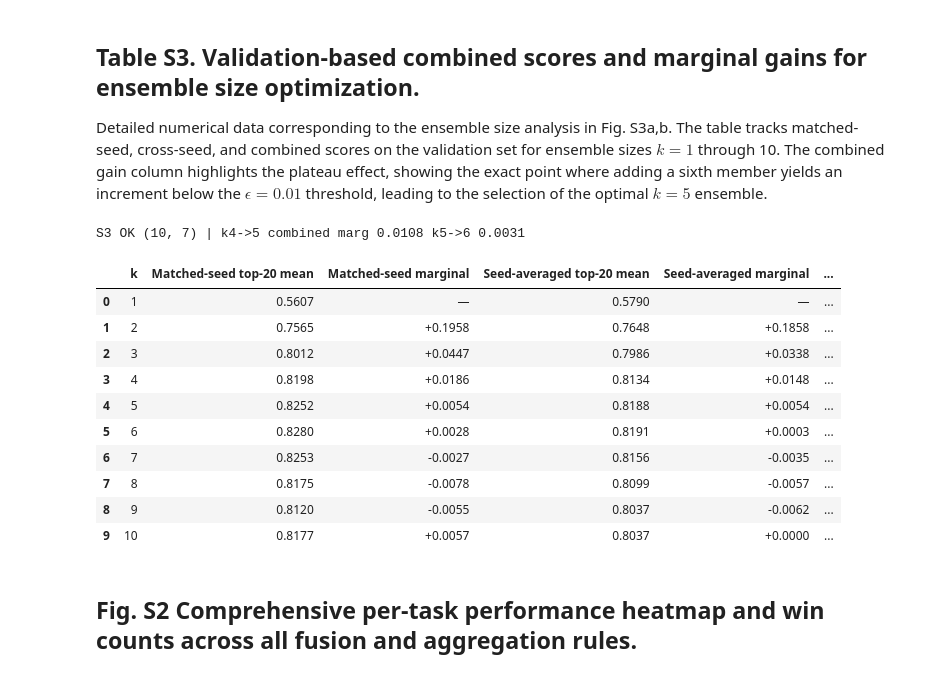
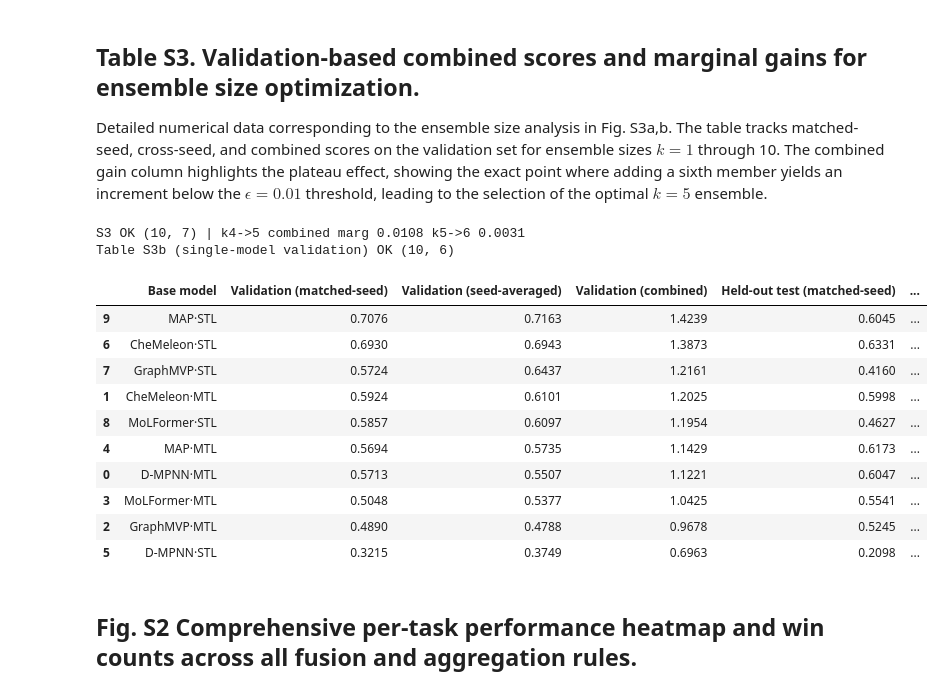
Before and after one commit to namutechteam/Tetra-Fuse, a Jupyter notebook: notebooks/32_fusion_comparison.ipynb, the cells around one changed output. Drawn from its saved outputs; the diff is of its cells as text; code cells hidden in the pictures.

```diff
--- a/notebooks/32_fusion_comparison.ipynb
+++ b/notebooks/32_fusion_comparison.ipynb
@@ -828,43 +828,62 @@ Detailed numerical data corresponding to the ensemble size analysis in Fig. S3a,
 # %%
 # --- Table S3: ensemble-size sweep (top-20 mean validation norm_score, both tracks + combined) ---
 # ksweep rows: [k, within_top20mean, within_marg, cross_top20mean, cross_marg]
 # Combined = matched-seed + seed-averaged (sum); the combined marginal is the basis on which
 # Figure 4b defines the k=5 elbow (k4->5 above eps=0.01, k5->6 below).
 ks=_GT["ksweep"]
 def fmt(x): return "\u2014" if x is None else f"{x:+.4f}"
 rows=[]
 for k, wtop, wmarg, ctop, cmarg in ks:
     comb_top = wtop + ctop
     comb_marg = None if (wmarg is None or cmarg is None) else (wmarg + cmarg)
     rows.append([k, f"{wtop:.4f}", fmt(wmarg), f"{ctop:.4f}", fmt(cmarg),
                  f"{comb_top:.4f}", fmt(comb_marg)])
 S3=pd.DataFrame(rows, columns=["k","Matched-seed top-20 mean","Matched-seed marginal",
                                "Seed-averaged top-20 mean","Seed-averaged marginal",
                                "Combined top-20 mean","Combined marginal"])
 register("tableS3_ksweep", S3)
 assert S3.iloc[0]["Matched-seed top-20 mean"]=="0.5607", S3.iloc[0].to_dict()
 # combined-marginal elbow check: k4->5 above eps=0.01, k5->6 below (manuscript Figure 4 basis)
 comb_k5 = (ks[4][2]+ks[4][4])   # within_marg + cross_marg at k=5
 comb_k6 = (ks[5][2]+ks[5][4])
 assert comb_k5 > 0.01 and comb_k6 < 0.01, (comb_k5, comb_k6)
 # Combined columns consistency: combined top-20 = matched + seed-averaged
 assert abs(float(S3.iloc[4]["Combined top-20 mean"]) - (ks[4][1]+ks[4][3])) < 1e-9
 assert S3.iloc[4]["Combined marginal"]==fmt(comb_k5) and S3.iloc[5]["Combined marginal"]==fmt(comb_k6)
 assert len(S3)==10 and S3.shape[1]==7
 print("S3 OK", S3.shape, "| k4->5 combined marg", round(comb_k5,4), "k5->6", round(comb_k6,4)); S3
+
+
+# --- single-model validation scores (k = 1), appended as a second block of Table S3 ---
+import pandas as _pd
+_A = _pd.read_csv(f"{DATA}/all1023.csv")
+_k1 = _A[_A.k == 1][["combo_key", "val_within", "val_cross", "val_comb", "test_within", "test_cross"]].copy()
+_PRETTY_K1 = {"stl_chemeleon": "CheMeleon·STL", "mtl_chemeleon": "CheMeleon·MTL", "stl_map": "MAP·STL",
+              "mtl_map": "MAP·MTL", "stl_dmpnn": "D-MPNN·STL", "mtl_dmpnn": "D-MPNN·MTL",
+              "stl_graphmvp": "GraphMVP·STL", "mtl_graphmvp": "GraphMVP·MTL",
+              "stl_molformer": "MoLFormer·STL", "mtl_molformer": "MoLFormer·MTL"}
+_k1["combo_key"] = _k1.combo_key.map(_PRETTY_K1)
+_k1 = _k1.sort_values("val_comb", ascending=False).round(4)
+_k1.columns = ["Base model", "Validation (matched-seed)", "Validation (seed-averaged)", "Validation (combined)",
+               "Held-out test (matched-seed)", "Held-out test (seed-averaged)"]
+assert len(_k1) == 10 and _k1.iloc[0, 0] == "MAP·STL"
+register("tableS3b_single_model_validation", _k1)
+print("Table S3b (single-model validation) OK", _k1.shape)
+_k1
 # %% [output]
 S3 OK (10, 7) | k4->5 combined marg 0.0108 k5->6 0.0031
+Table S3b (single-model validation) OK (10, 6)
-|  | k | Matched-seed top-20 mean | Matched-seed marginal | Seed-averaged top-20 mean | Seed-averaged marginal | ... |
-| 0 | 1 | 0.5607 | — | 0.5790 | — | ... |
-| 1 | 2 | 0.7565 | +0.1958 | 0.7648 | +0.1858 | ... |
-| 2 | 3 | 0.8012 | +0.0447 | 0.7986 | +0.0338 | ... |
-| 3 | 4 | 0.8198 | +0.0186 | 0.8134 | +0.0148 | ... |
-| 4 | 5 | 0.8252 | +0.0054 | 0.8188 | +0.0054 | ... |
-| 5 | 6 | 0.8280 | +0.0028 | 0.8191 | +0.0003 | ... |
-| 6 | 7 | 0.8253 | -0.0027 | 0.8156 | -0.0035 | ... |
-| 7 | 8 | 0.8175 | -0.0078 | 0.8099 | -0.0057 | ... |
-| 8 | 9 | 0.8120 | -0.0055 | 0.8037 | -0.0062 | ... |
-| 9 | 10 | 0.8177 | +0.0057 | 0.8037 | +0.0000 | ... |
+|  | Base model | Validation (matched-seed) | Validation (seed-averaged) | Validation (combined) | Held-out test (matched-seed) | ... |
+| 9 | MAP·STL | 0.7076 | 0.7163 | 1.4239 | 0.6045 | ... |
+| 6 | CheMeleon·STL | 0.6930 | 0.6943 | 1.3873 | 0.6331 | ... |
+| 7 | GraphMVP·STL | 0.5724 | 0.6437 | 1.2161 | 0.4160 | ... |
+| 1 | CheMeleon·MTL | 0.5924 | 0.6101 | 1.2025 | 0.5998 | ... |
+| 8 | MoLFormer·STL | 0.5857 | 0.6097 | 1.1954 | 0.4627 | ... |
+| 4 | MAP·MTL | 0.5694 | 0.5735 | 1.1429 | 0.6173 | ... |
+| 0 | D-MPNN·MTL | 0.5713 | 0.5507 | 1.1221 | 0.6047 | ... |
+| 3 | MoLFormer·MTL | 0.5048 | 0.5377 | 1.0425 | 0.5541 | ... |
+| 2 | GraphMVP·MTL | 0.4890 | 0.4788 | 0.9678 | 0.5245 | ... |
+| 5 | D-MPNN·STL | 0.3215 | 0.3749 | 0.6963 | 0.2098 | ... |
 # %% [markdown]
 ## Fig. S2 Comprehensive per-task performance heatmap and win counts across all fusion and aggregation rules.
 # %% [markdown]
```
Also changed, not shown: 4 other files.
